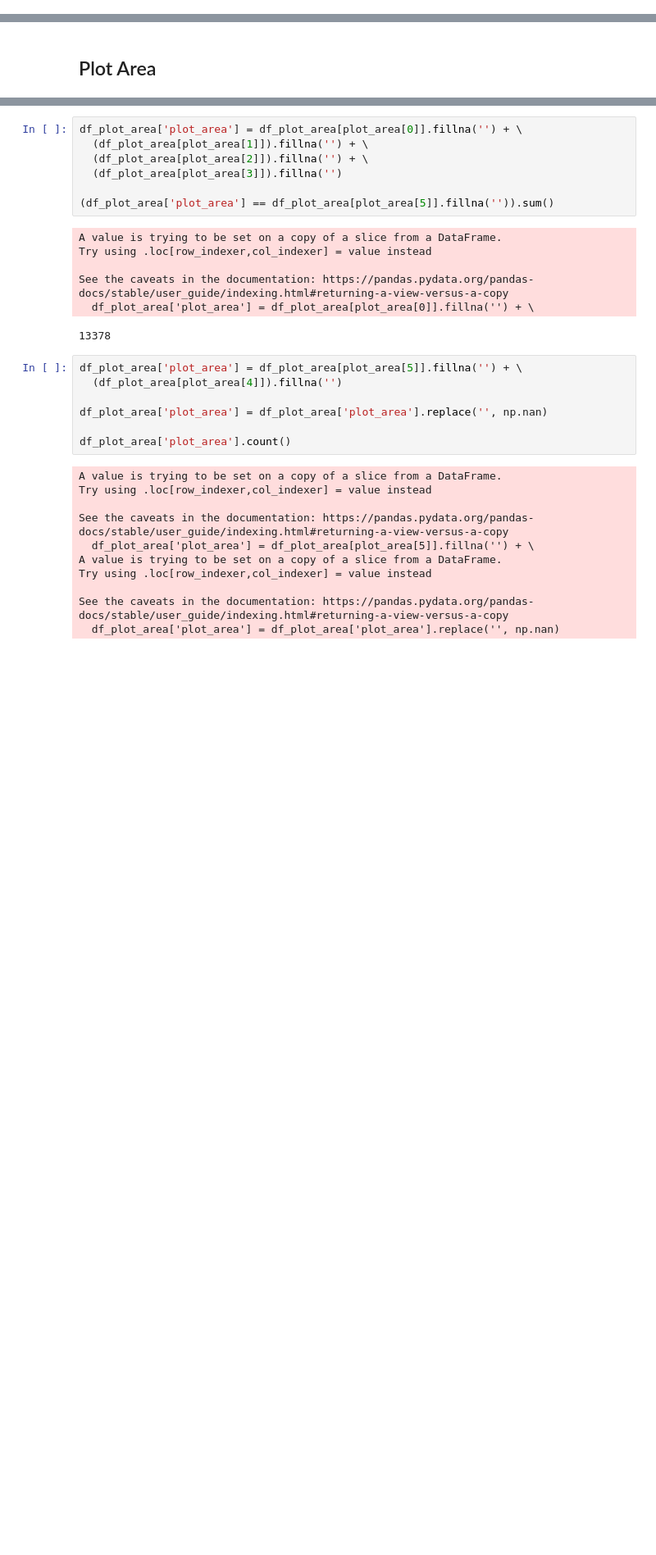
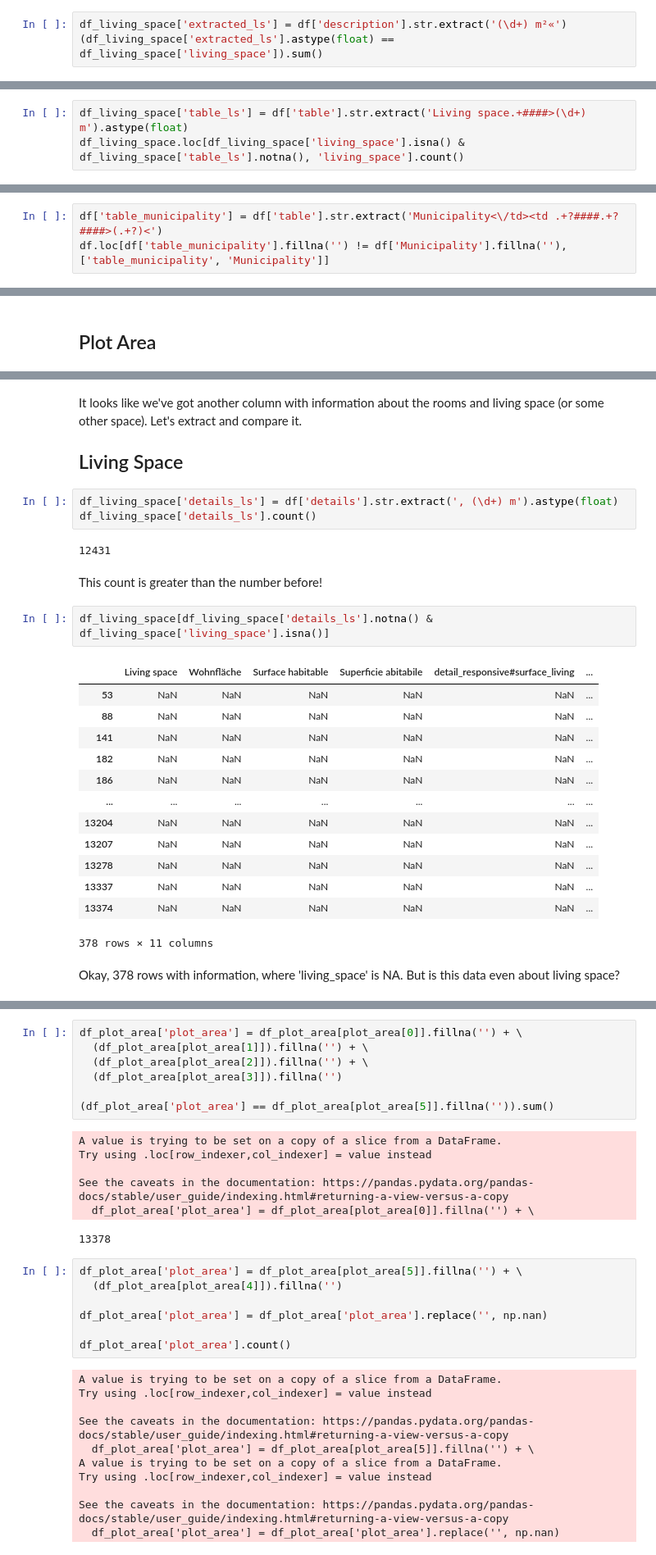
Before and after one commit to Immobilienrechner-Challenge/explorative-data-analysis, a Jupyter notebook: ints_eda.ipynb, the cells around one changed output, grey strips where cells are left out. Shown: that part at 82% size. Cells and saved outputs as stored; diff of their text form; blank space fills up the shorter version.

```diff
--- a/ints_eda.ipynb
+++ b/ints_eda.ipynb
@@ -113,0 +210,3 @@ We then rinse and repeat this process for all data with a "_merged" column prese
+# %%
+df_living_space['extracted_ls'] = df['description'].str.extract('(\d+) m²«')
+(df_living_space['extracted_ls'].astype(float) == df_living_space['living_space']).sum()
@@ -113,0 +280,3 @@ We then rinse and repeat this process for all data with a "_merged" column prese
+# %%
+df_living_space['table_ls'] = df['table'].str.extract('Living space.+####>(\d+) m').astype(float)
+df_living_space.loc[df_living_space['living_space'].isna() & df_living_space['table_ls'].notna(), 'living_space'].count()
@@ -113,0 +293,3 @@ We then rinse and repeat this process for all data with a "_merged" column prese
+# %%
+df['table_municipality'] = df['table'].str.extract('Municipality<\/td><td .+?####.+?####>(.+?)<')
+df.loc[df['table_municipality'].fillna('') != df['Municipality'].fillna(''), ['table_municipality', 'Municipality']]
@@ -115,0 +333,29 @@ We then rinse and repeat this process for all data with a "_merged" column prese
+# %% [markdown]
+It looks like we've got another column with information about the rooms and living space (or some other space). Let's extract and compare it.
+
+## Living Space
+# %%
+df_living_space['details_ls'] = df['details'].str.extract(', (\d+) m').astype(float)
+df_living_space['details_ls'].count()
+# %% [output]
+12431
+# %% [markdown]
+This count is greater than the number before!
+# %%
+df_living_space[df_living_space['details_ls'].notna() & df_living_space['living_space'].isna()]
+# %% [output]
+|  | Living space | Wohnfläche | Surface habitable | Superficie abitabile | detail_responsive#surface_living | ... |
+| 53 | NaN | NaN | NaN | NaN | NaN | ... |
+| 88 | NaN | NaN | NaN | NaN | NaN | ... |
+| 141 | NaN | NaN | NaN | NaN | NaN | ... |
+| 182 | NaN | NaN | NaN | NaN | NaN | ... |
+| 186 | NaN | NaN | NaN | NaN | NaN | ... |
+| ... | ... | ... | ... | ... | ... | ... |
+| 13204 | NaN | NaN | NaN | NaN | NaN | ... |
+| 13207 | NaN | NaN | NaN | NaN | NaN | ... |
+| 13278 | NaN | NaN | NaN | NaN | NaN | ... |
+| 13337 | NaN | NaN | NaN | NaN | NaN | ... |
+| 13374 | NaN | NaN | NaN | NaN | NaN | ... |
+378 rows × 11 columns
+# %% [markdown]
+Okay, 378 rows with information, where 'living_space' is NA. But is this data even about living space?
```
Also changed, not shown: parts of 108 cells of this notebook, 2 other files.
